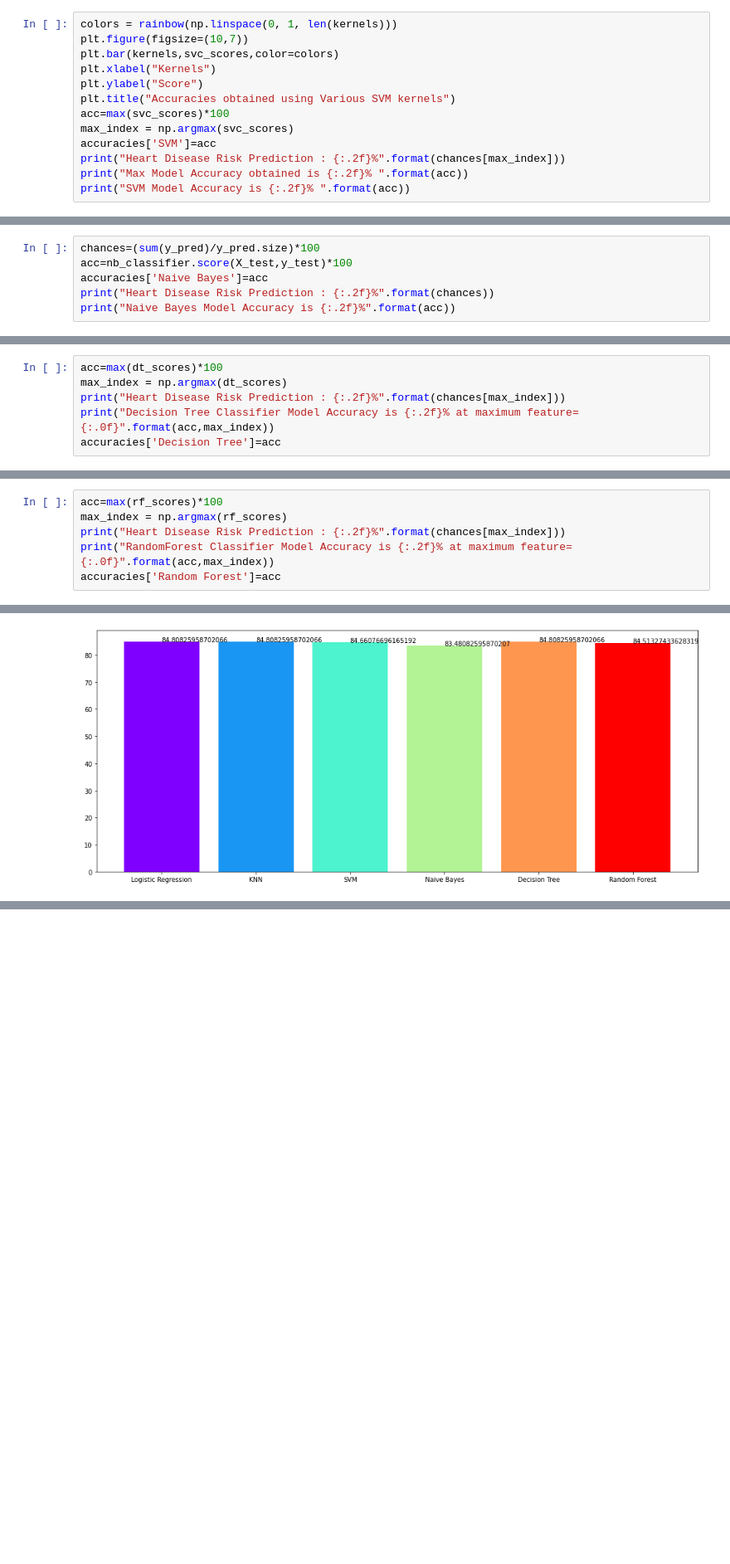
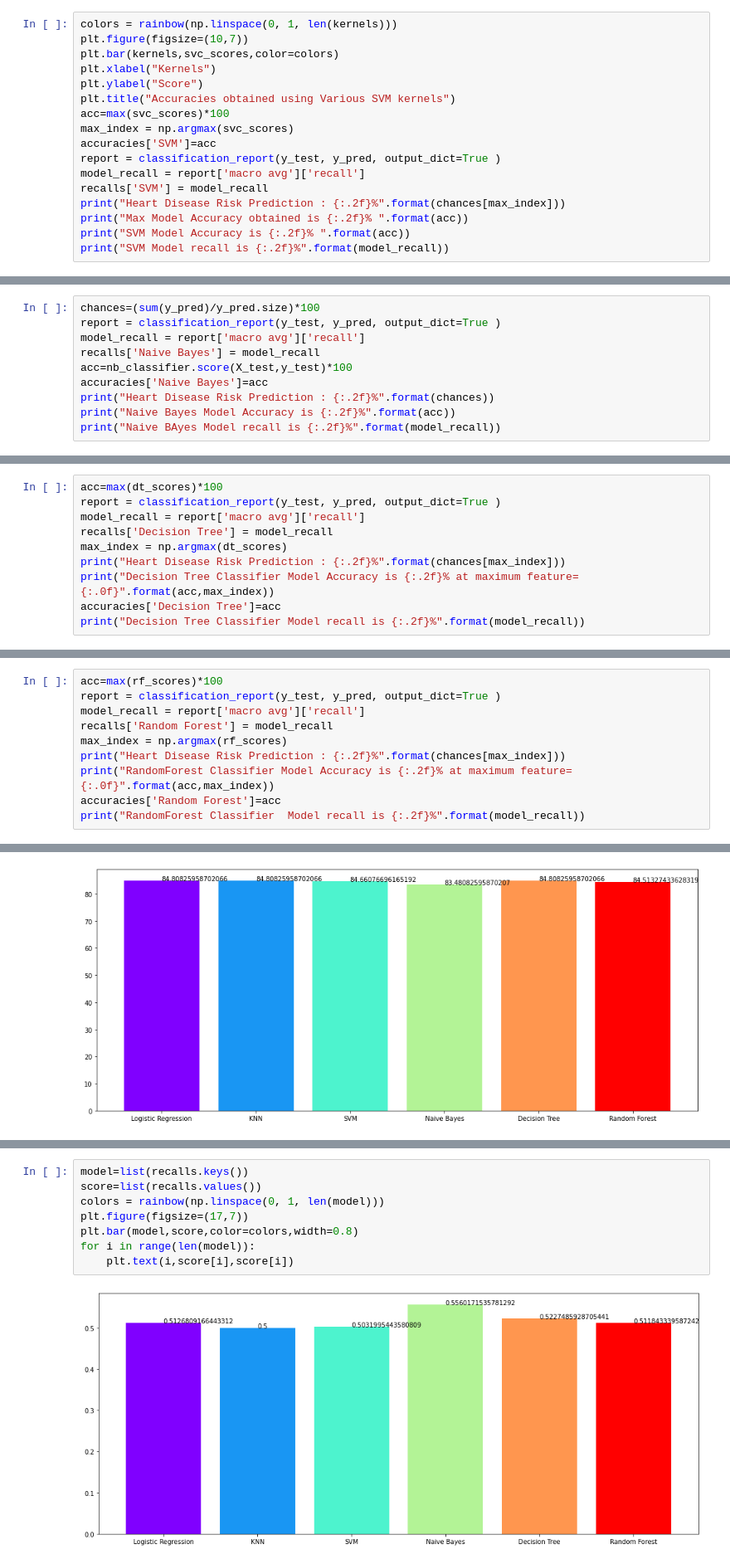
Before and after one commit to SajalSinha/CardioVascular-Risk-Prediction, a Jupyter notebook: CardiovascularRiskPrediction.ipynb, the cells around one changed output, grey strips where cells are left out. Shown at 83% size. Cells and saved outputs as stored; diff of their text form; blank space fills up the shorter version.

```diff
--- a/CardiovascularRiskPrediction.ipynb
+++ b/CardiovascularRiskPrediction.ipynb
@@ -892,9 +911,13 @@ plt.title("Accuracies obtained using Various SVM kernels")
 acc=max(svc_scores)*100
 max_index = np.argmax(svc_scores)
 accuracies['SVM']=acc
+report = classification_report(y_test, y_pred, output_dict=True )
+model_recall = report['macro avg']['recall']
+recalls['SVM'] = model_recall
 print("Heart Disease Risk Prediction : {:.2f}%".format(chances[max_index]))
 print("Max Model Accuracy obtained is {:.2f}% ".format(acc))
 print("SVM Model Accuracy is {:.2f}% ".format(acc))
+print("SVM Model recall is {:.2f}%".format(model_recall))
 # %% [output]
 Heart Disease Risk Prediction : 0.00%
 Max Model Accuracy obtained is 84.66%
@@ -924,10 +948,14 @@ The details for confusion matrix is =
 weighted avg       0.79      0.83      0.80       678
 # %%
 chances=(sum(y_pred)/y_pred.size)*100
+report = classification_report(y_test, y_pred, output_dict=True )
+model_recall = report['macro avg']['recall']
+recalls['Naive Bayes'] = model_recall
 acc=nb_classifier.score(X_test,y_test)*100
 accuracies['Naive Bayes']=acc
 print("Heart Disease Risk Prediction : {:.2f}%".format(chances))
 print("Naive Bayes Model Accuracy is {:.2f}%".format(acc))
+print("Naive BAyes Model recall is {:.2f}%".format(model_recall))
 # %% [output]
 Heart Disease Risk Prediction : 5.90%
 Naive Bayes Model Accuracy is 83.48%
@@ -961,10 +990,14 @@ The details for confusion matrix is =
 weighted avg       0.79      0.85      0.79       678
 # %%
 acc=max(dt_scores)*100
+report = classification_report(y_test, y_pred, output_dict=True )
+model_recall = report['macro avg']['recall']
+recalls['Decision Tree'] = model_recall
 max_index = np.argmax(dt_scores)
 print("Heart Disease Risk Prediction : {:.2f}%".format(chances[max_index]))
 print("Decision Tree Classifier Model Accuracy is {:.2f}% at maximum feature={:.0f}".format(acc,max_index))
 accuracies['Decision Tree']=acc
+print("Decision Tree Classifier Model recall is {:.2f}%".format(model_recall))
 # %% [output]
 Heart Disease Risk Prediction : 2.21%
 Decision Tree Classifier Model Accuracy is 84.81% at maximum feature=4
@@ -999,10 +1033,14 @@ The details for confusion matrix is =
 weighted avg       0.76      0.83      0.78       678
 # %%
 acc=max(rf_scores)*100
+report = classification_report(y_test, y_pred, output_dict=True )
+model_recall = report['macro avg']['recall']
+recalls['Random Forest'] = model_recall
 max_index = np.argmax(rf_scores)
 print("Heart Disease Risk Prediction : {:.2f}%".format(chances[max_index]))
 print("RandomForest Classifier Model Accuracy is {:.2f}% at maximum feature={:.0f}".format(acc,max_index))
 accuracies['Random Forest']=acc
+print("RandomForest Classifier  Model recall is {:.2f}%".format(model_recall))
 # %% [output]
 Heart Disease Risk Prediction : 3.39%
 RandomForest Classifier Model Accuracy is 84.51% at maximum feature=0
@@ -1043,0 +1085,10 @@ for i in range(len(model)):
+# %%
+model=list(recalls.keys())
+score=list(recalls.values())
+colors = rainbow(np.linspace(0, 1, len(model)))
+plt.figure(figsize=(17,7))
+plt.bar(model,score,color=colors,width=0.8)
+for i in range(len(model)):
+    plt.text(i,score[i],score[i])
+# %% [output]
+[figure, added]
```
Also changed, not shown: parts of 25 cells of this notebook.
